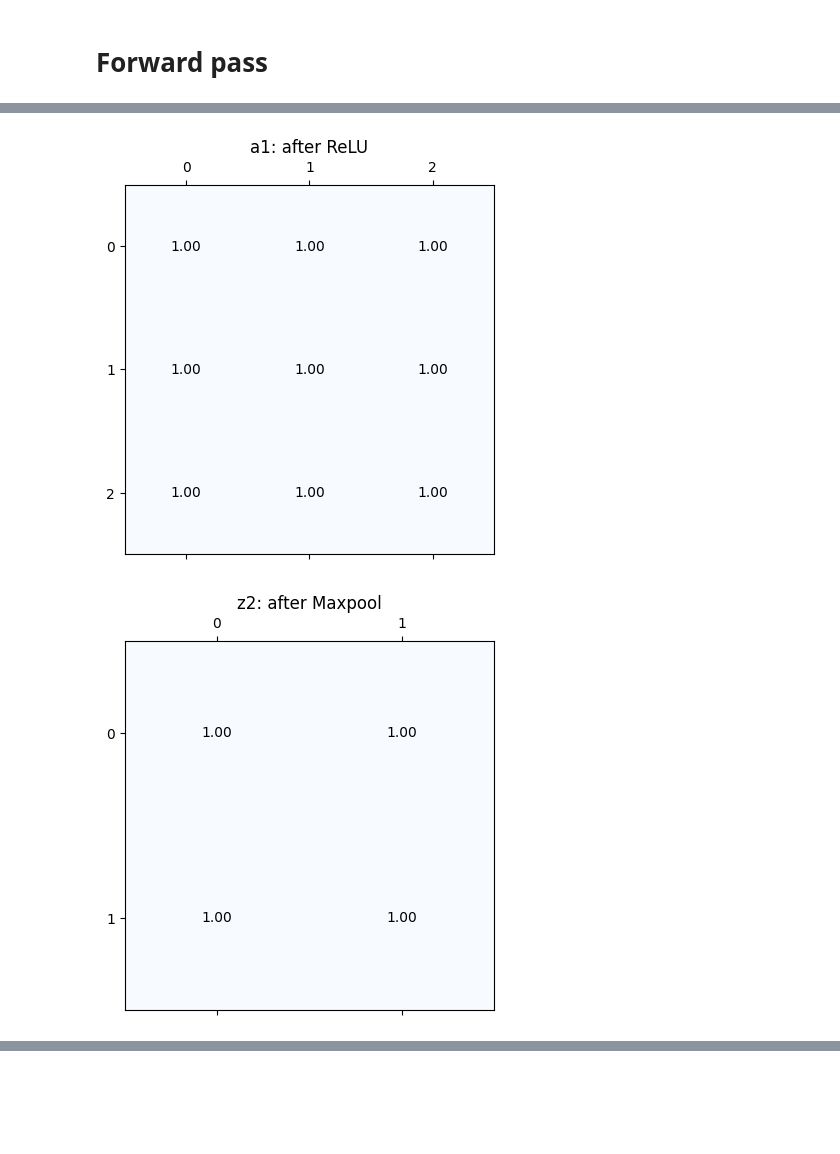
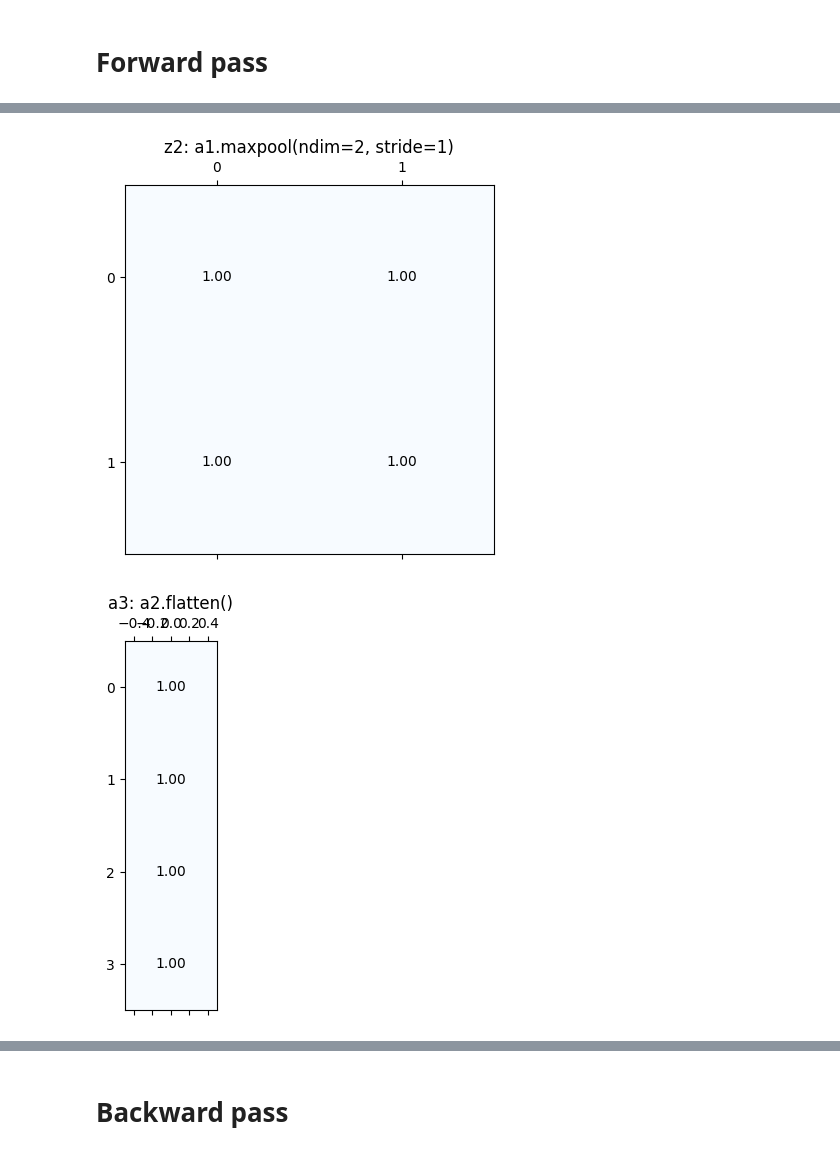
Before and after one commit to chrstrom/TDT17, a Jupyter notebook: chstr/01_CNN_FCNN.ipynb, the cells around one changed output, grey strips where cells are left out. Saved outputs shown, nothing was run; the diff lists cells and outputs as text; code cells hidden in the pictures; blank space fills up the shorter version.

```diff
--- a/chstr/01_CNN_FCNN.ipynb
+++ b/chstr/01_CNN_FCNN.ipynb
@@ -106,19 +106,26 @@ class Matrix2D():
         """Dimension reduction using the max of a neigborhood defined by ndim
 
         See https://computersciencewiki.org/index.php/Max-pooling_/_Pooling for the math
+        and https://datascience.stackexchange.com/questions/11699/backprop-through-max-pooling-layers
+        for the intuition on why the indices of the maximum values for each pool is needed
         """
         output_width: int = (self.nrow - ndim) // stride + 1
         output_height: int = (self.ncol - ndim) // stride + 1
 
         output_image = np.zeros((output_height, output_width))
+        indices = []
 
         for row, col in product(range(output_width), range(output_height)):
             rows = slice(row * ndim, (row+1) * ndim)
             cols = slice(col * ndim, (col+1) * ndim)
+            pool = self.data[rows, cols]
 
-            output_image[row, col] = np.max(self.data[rows, cols])
+            output_image[row, col] = np.max(pool)
 
-        return Matrix2D(output_image)
+            index = np.add(np.unravel_index(np.argmax(pool), pool.shape), (row * col, col * row))
+            indices.append(index)
+
+        return Matrix2D(output_image), indices
 
     def flatten(self):
         return Matrix2D(self.data.flatten().reshape(self.nrow*self.ncol, 1))
@@ -186,0 +221,6 @@ class Network():
+# %%
+# DATA
+X = Matrix2D(np.zeros((4, 4)))
+X[:4, 2] = 1
+y = 1 #"O" = 0 and "I" = 1
+X.draw("Image of I block")
@@ -187,45 +229,30 @@ class Network():
 # %% [markdown]
 # Forward pass
 # %%
+# z: pre-activation variable
+# a: post-activation variable
+print(f"CNN: {K.data.flatten()}, {b1}. FCNN: {nn.weights[0]}, {nn.bias}")
 
+nn.backward = False
 
-# Let "O" = 0 and "I" = 1,
-I = Matrix2D(np.zeros((4, 4)))
-I[:4, 2] = 1
-y = 1
-I.draw("Image of I block")
-
-# LEARNED PARAMETERS
-K = Matrix2D(np.array(([[1, -1], [-1, 1]])))
-w = np.random.uniform(low=-1, high=1, size=(1, 4))
-
-b1 = 1.0
-b2 = 1.0
-
-nn = Network(weights=w, bias = b2)
-
-# FORWARD PASS:
-z1 = I.convolve2D(K, bias=b1, stride=1)
-z1.draw("z1: after convolution")
+z1 = X.convolve2D(K, bias=b1, stride=1)
+z1.draw("z1: I.convolve2D(K, bias=b1, stride=1)")
 
 a1 = Matrix2D(nn.relu(z1.data))
-a1.draw("a1: after ReLU")
+a1.draw("a1 = ReLU(z1)")
 
-z2: Matrix2D = z1.maxpool(ndim=2, stride=1)
-z2.draw("z2: after Maxpool")
+a2, maxpool_indices = a1.maxpool(ndim=2, stride=1)
+a2.draw("z2: a1.maxpool(ndim=2, stride=1)")
 
-z3: Matrix2D = z2.flatten()
-z3.draw("z3: after flatten")
+a3: Matrix2D = a2.flatten()
+a3.draw("a3: a2.flatten()")
 
-z4: float = nn.forward(z3.data)[0, 0]
-print(f"z4 = {z4} after FCNN")
+z4: float = nn.forward(a3.data)[0, 0]
+print(f"z4 = nn.forward(a3) = {z4} ")
 
-a2 = nn.sigmoid(z4)
-print(f"a2 = {a2} after Sigmoid")
+a4 = nn.sigmoid(z4)
+print(f"a4 = nn.sigmoid(z4) = {a4}")
 
-l = nn.binary_cross_entropy(y, a2)
-print(f"loss: {l}")
-
-
-# BACKWARD PASS:
+l = nn.binary_cross_entropy(y, a4)
+print(f"loss = nn.binary_cross_entropy(y, a4) = {l}")
 # %% [output]
@@ -237,2 +265,2 @@ loss: 0.27156874321741126
-[figure, old version]
+[figure, new version]
-[figure, old version]
+[figure, new version]
@@ -239,0 +267,2 @@ loss: 0.27156874321741126
+# %% [markdown]
+# Backward pass
```
Also changed, not shown: parts of 5 cells of this notebook.
